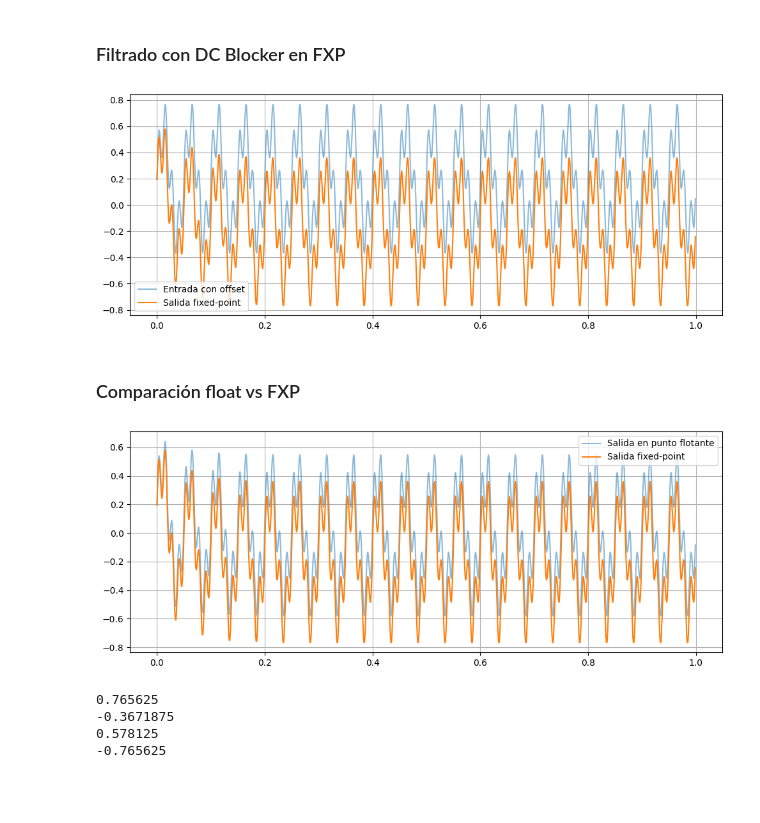
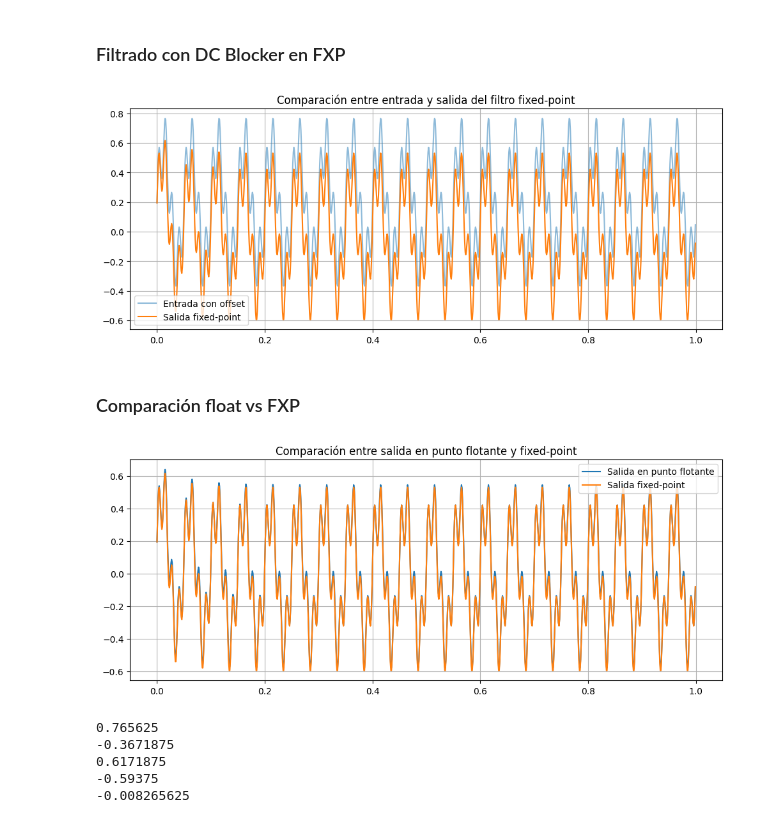
Before and after one commit to dlugano32/VLSI_2026, a Jupyter notebook: TP1_FIR_IIR/iir/iir_design.ipynb, the cells around one changed output. Drawn from its saved outputs; the diff is of its cells as text; code cells hidden in the pictures; blank space fills up the shorter version.

```diff
--- a/TP1_FIR_IIR/iir/iir_design.ipynb
+++ b/TP1_FIR_IIR/iir/iir_design.ipynb
@@ -182,14 +213,14 @@ fmt_a.info()
 
 a_float = 0.98
 
-a_fx = FixedPoint(a_float, fmt_a, rounding="round", overflow="saturate")
+a_fx = FixedPoint(a_float, fmt_a, rounding="trunc", overflow="saturate")
 
 print("a float      :", a_float)
 print("a fixed      :", a_fx.real_value)
 print("a int        :", a_fx.int_value)
 print("a hex        :", a_fx.to_hex())
 print()
-print("error de cuantización:", f"{(a_float - a_fx.real_value):.6f}")
+print("Error de cuantización:", f"{(a_float - a_fx.real_value):.6f}")
 # %% [output]
 Formato: Q(8, 7) signed
 Bits enteros incluyendo signo: 1
@@ -208,7 +239,7 @@ error de cuantización: 0.003437
 # %%
 def dc_blocker_fxp(x, a_float, fmt_x, fmt_a, fmt_y):
     """
-    Modelo fixed-point del DC blocker equivalente al RTL actual.
+    Modelo fixed-point del DC blocker equivalente al RTL.
 
     Implementa:
         y[n] = x[n] - x[n-1] + a*y[n-1]
@@ -250,11 +281,11 @@ def dc_blocker_fxp(x, a_float, fmt_x, fmt_a, fmt_y):
         # y_sum = diff_ext + feedback
         y_sum = diff_ext + feedback
 
-        # Llevar explícitamente a S(17,14), como en RTL
+        # Llevar explícitamente a S(17,14)
         y_sum = y_sum.resize(fmt_sum, rounding="trunc", overflow="saturate")
 
         # S(17,14) -> S(8,7)
-        y_next = y_sum.resize(fmt_y, rounding="trunc", overflow="saturate")
+        y_next = y_sum.resize(fmt_y, rounding="round", overflow="saturate")
 
         x_prev = x_n
         y_prev = y_next
@@ -282,36 +313,41 @@ y_t_q, y_t_int= dc_blocker_fxp(
 # %%
 plt.figure(figsize=(10, 4))
 plt.plot(t, x_t_q, label="Entrada con offset", alpha=0.5)
 plt.plot(t, y_t_q, label="Salida fixed-point")
 plt.grid(True)
 plt.legend()
 plt.tight_layout()
+plt.title("Comparación entre entrada y salida del filtro fixed-point")
 plt.show()
 # %% [output]
-[figure, old version]
+[figure, new version]
 # %% [markdown]
 ### Comparación float vs FXP
 # %%
 plt.figure(figsize=(10, 4))
-plt.plot(t, y_t_float, label="Salida en punto flotante", alpha=0.5)
+plt.plot(t, y_t_float, label="Salida en punto flotante", alpha=1)
 plt.plot(t, y_t_q, label="Salida fixed-point")
 plt.grid(True)
 plt.legend()
 plt.tight_layout()
+plt.title("Comparación entre salida en punto flotante y fixed-point")
 plt.show()
 # %% [output]
-[figure, old version]
+[figure, new version]
 # %%
 print(np.max(x_t_q))
 print(np.min(x_t_q))
 
 print(np.max(y_t_q))
 print(np.min(y_t_q))
+
+print(np.mean(y_t_q))
 # %% [output]
 0.765625
 -0.3671875
-0.578125
--0.765625
+0.6171875
+-0.59375
+-0.008265625
 # %%
 # Carpeta de exportación
 EXPORT_DIR = Path("exports")
```
Also changed, not shown: parts of 2 cells of this notebook, 15 other files.
